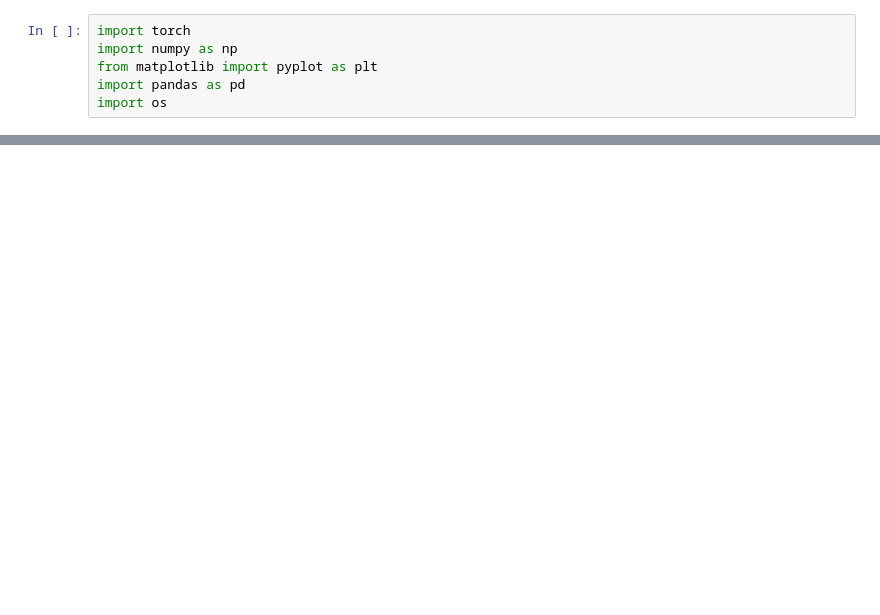
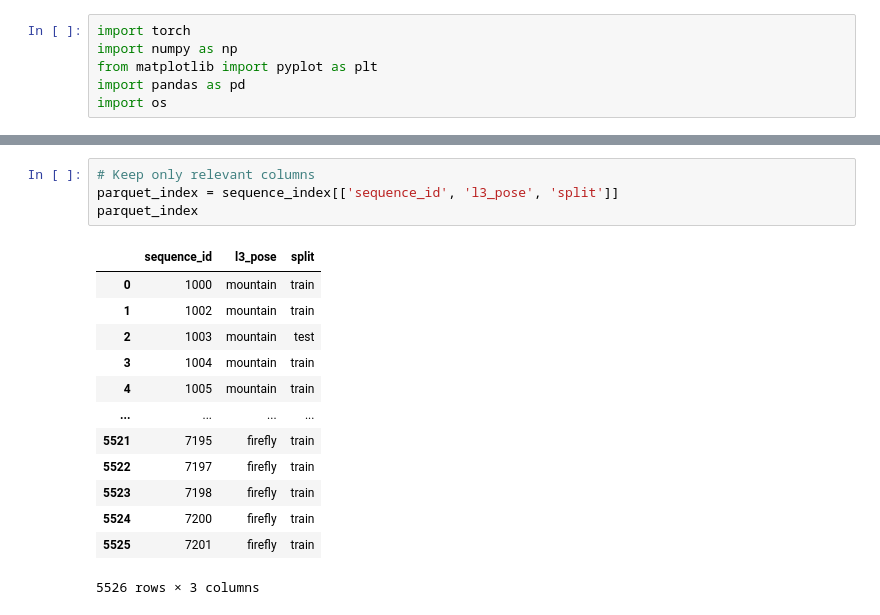
Before and after one commit to AagabBhattarai/Human_pose, a Jupyter notebook: model_making.ipynb, the cells around one changed output, grey strips where cells are left out. Cells and saved outputs as stored; diff of their text form; blank space fills up the shorter version.

```diff
--- a/model_making.ipynb
+++ b/model_making.ipynb
@@ -34,0 +85,18 @@ What does each file tell?
+# %%
+# Keep only relevant columns
+parquet_index = sequence_index[['sequence_id', 'l3_pose', 'split']]
+parquet_index
+# %% [output]
+|  | sequence_id | l3_pose | split |
+| 0 | 1000 | mountain | train |
+| 1 | 1002 | mountain | train |
+| 2 | 1003 | mountain | test |
+| 3 | 1004 | mountain | train |
+| 4 | 1005 | mountain | train |
+| ... | ... | ... | ... |
+| 5521 | 7195 | firefly | train |
+| 5522 | 7197 | firefly | train |
+| 5523 | 7198 | firefly | train |
+| 5524 | 7200 | firefly | train |
+| 5525 | 7201 | firefly | train |
+5526 rows × 3 columns
```
Also changed, not shown: parts of 22 cells of this notebook.
